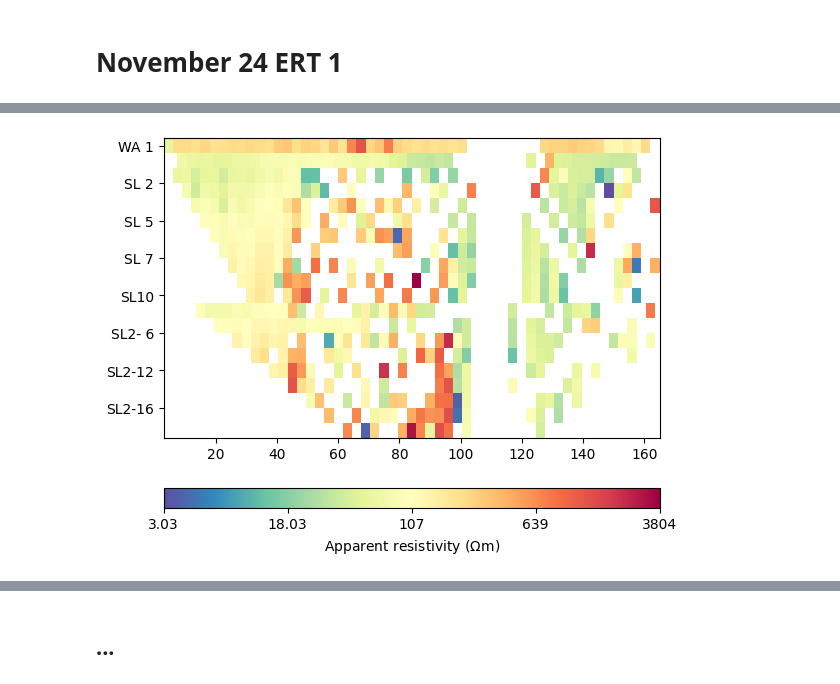
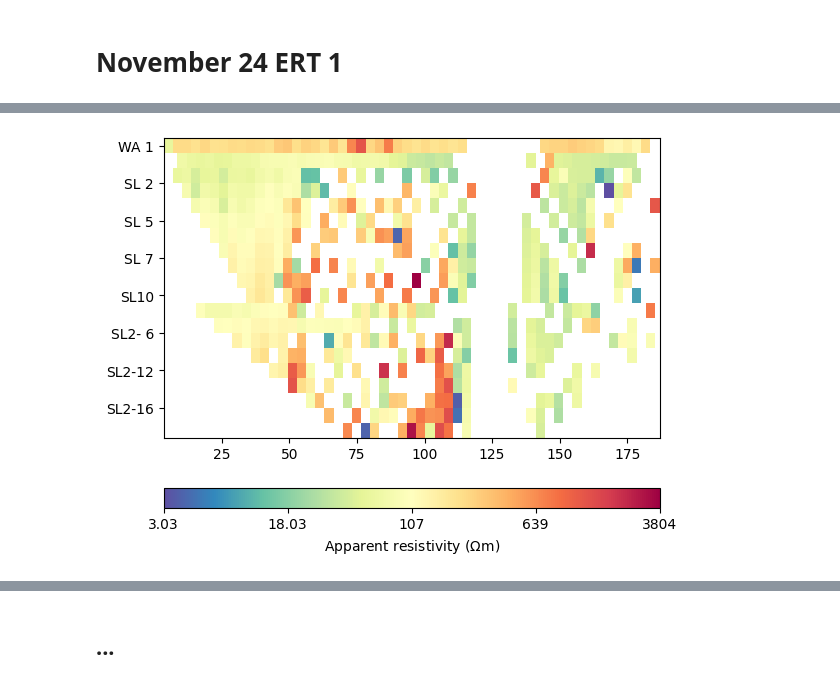
Before and after one commit to jcmefra/Aguas_Vichy, a Jupyter notebook: inversion.ipynb, the cells around one changed output, grey strips where cells are left out. Cells and saved outputs as stored; diff of their text form; code cells hidden in the pictures.

```diff
--- a/inversion.ipynb
+++ b/inversion.ipynb
@@ -6,6 +6,6 @@ from pygimli.physics import ert
 # %% [markdown]
 # November 24 ERT 1
 # %%
-data = ert.load('Surveys/No_Topo_Nov24.dat')
-print(data)
+data1 = ert.load('Surveys/nov24_pygimli.dat')
+print(data1)
 # %% [output]
@@ -14,5 +13,5 @@ Data: Sensors: 57 data: 498, nonzero entries: ['a', 'b', 'm', 'n', 'rhoa', 'vali
 # %%
-ax, cb = ert.show(data)
+ax, cb = ert.show(data1)
 # %% [output]
-[figure, old version]
+[figure, new version]
 # %%
```
Also changed, not shown: parts of 12 cells of this notebook, 4 other files.
